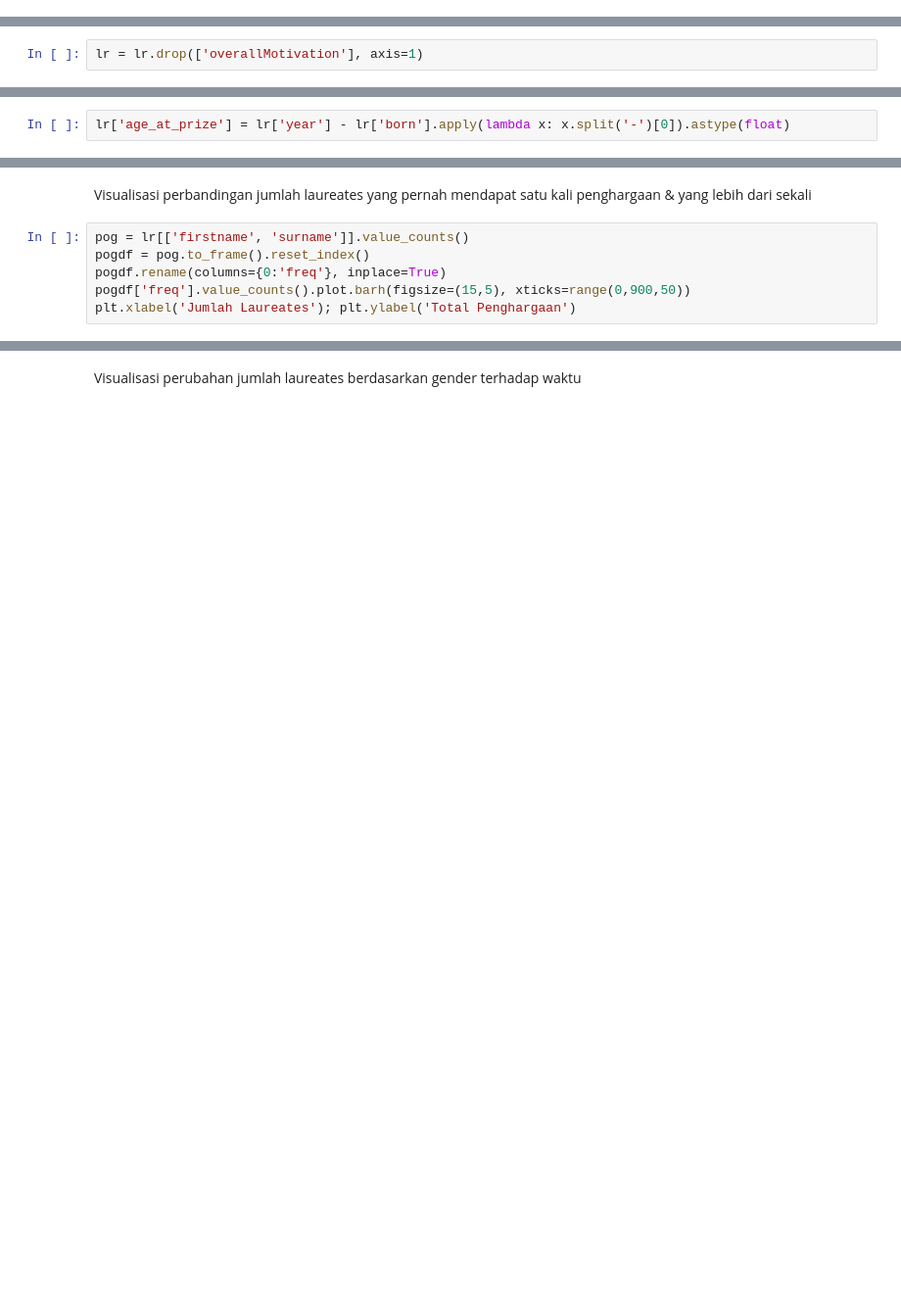
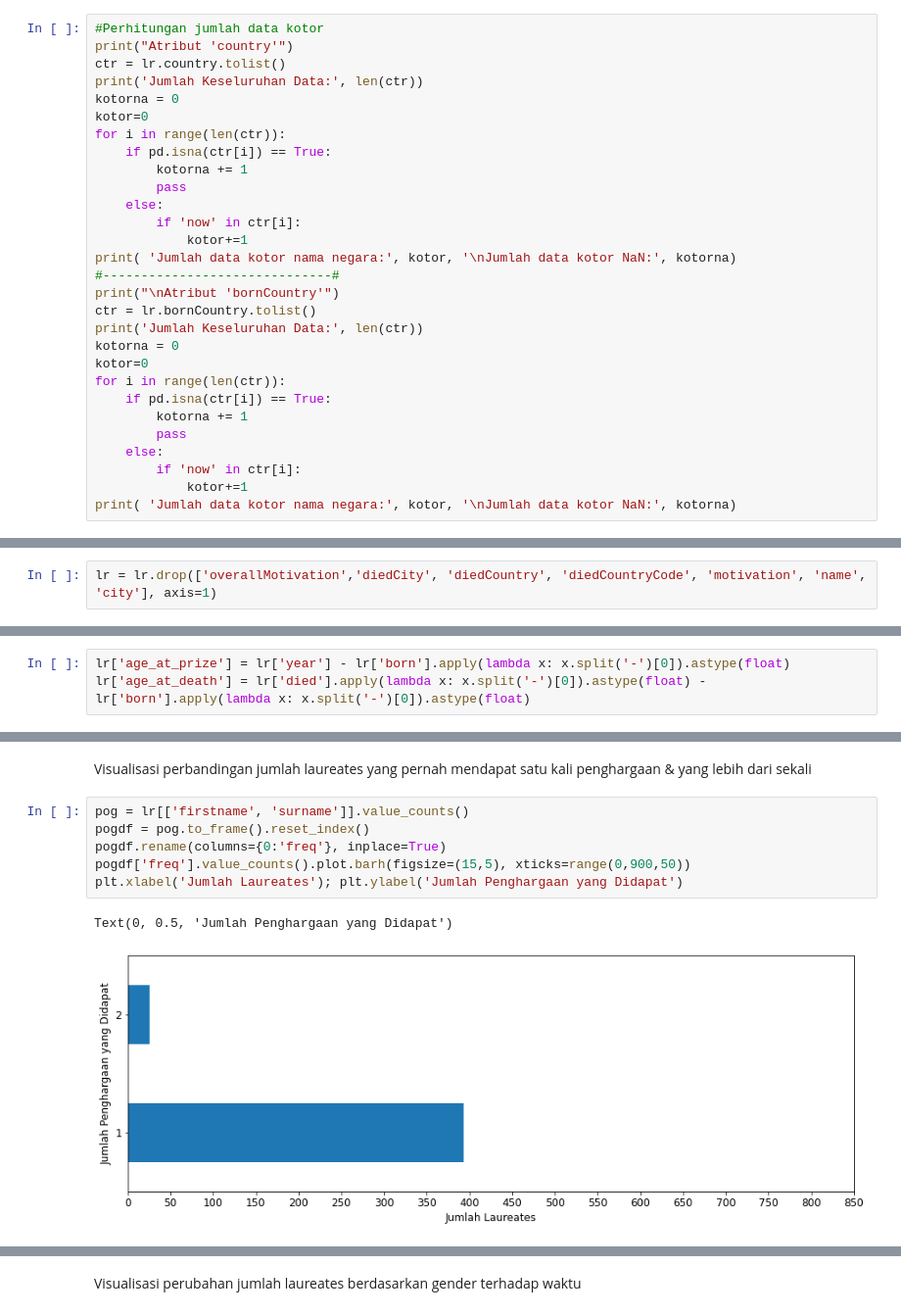
Before and after one commit to prfahrezi/laureates_vizualisation, a Jupyter notebook: visualisasi.ipynb, the cells around one changed output, grey strips where cells are left out. Shown at 98% size. Saved outputs shown, nothing was run; the diff lists cells and outputs as text; blank space fills up the shorter version.

Commit message:
New Visualization, insight on each visulization, adding more detailed description on the dirty data

```diff
--- a/visualisasi.ipynb
+++ b/visualisasi.ipynb
@@ -33 +20,30 @@ Data kotor: data tak bernilai (NaN)
 Data kotor ditangani dengan menghapus baris terkait
+# %%
+#Perhitungan jumlah data kotor
+print("Atribut 'country'")
+ctr = lr.country.tolist()
+print('Jumlah Keseluruhan Data:', len(ctr))
+kotorna = 0
+kotor=0
+for i in range(len(ctr)):
+    if pd.isna(ctr[i]) == True:
+        kotorna += 1
+        pass
+    else:
+        if 'now' in ctr[i]:
+            kotor+=1
+print( 'Jumlah data kotor nama negara:', kotor, '\nJumlah data kotor NaN:', kotorna)
+#------------------------------#
+print("\nAtribut 'bornCountry'")
+ctr = lr.bornCountry.tolist()
+print('Jumlah Keseluruhan Data:', len(ctr))
+kotorna = 0
+kotor=0
+for i in range(len(ctr)):
+    if pd.isna(ctr[i]) == True:
+        kotorna += 1
+        pass
+    else:
+        if 'now' in ctr[i]:
+            kotor+=1
+print( 'Jumlah data kotor nama negara:', kotor, '\nJumlah data kotor NaN:', kotorna)
@@ -57,4 +104,4 @@ Data kotor: NaN yang memenuhi satu kolom
 Data kotor ditangani dengan menghapus kolom
 # %%
-lr = lr.drop(['overallMotivation'], axis=1)
+lr = lr.drop(['overallMotivation','diedCity', 'diedCountry', 'diedCountryCode', 'motivation', 'name', 'city'], axis=1)
 # %% [markdown]
@@ -62,5 +111,6 @@ Penambahan atribut baru 'age_at_prize' yaitu usia laureates saat menerima Nobel
 # %%
 lr['age_at_prize'] = lr['year'] - lr['born'].apply(lambda x: x.split('-')[0]).astype(float)
+lr['age_at_death'] = lr['died'].apply(lambda x: x.split('-')[0]).astype(float) - lr['born'].apply(lambda x: x.split('-')[0]).astype(float)
 # %% [markdown]
 Visualisasi jumlah Nobel laureates yang merupakan imigran
 # %%
@@ -75,6 +130,9 @@ Visualisasi perbandingan jumlah laureates yang pernah mendapat satu kali penghar
 # %%
 pog = lr[['firstname', 'surname']].value_counts()
 pogdf = pog.to_frame().reset_index()
 pogdf.rename(columns={0:'freq'}, inplace=True)
 pogdf['freq'].value_counts().plot.barh(figsize=(15,5), xticks=range(0,900,50))
-plt.xlabel('Jumlah Laureates'); plt.ylabel('Total Penghargaan')
+plt.xlabel('Jumlah Laureates'); plt.ylabel('Jumlah Penghargaan yang Didapat')
+# %% [output]
+Text(0, 0.5, 'Jumlah Penghargaan yang Didapat')
+[figure, added]
```
Also changed, not shown: parts of 25 cells of this notebook.
